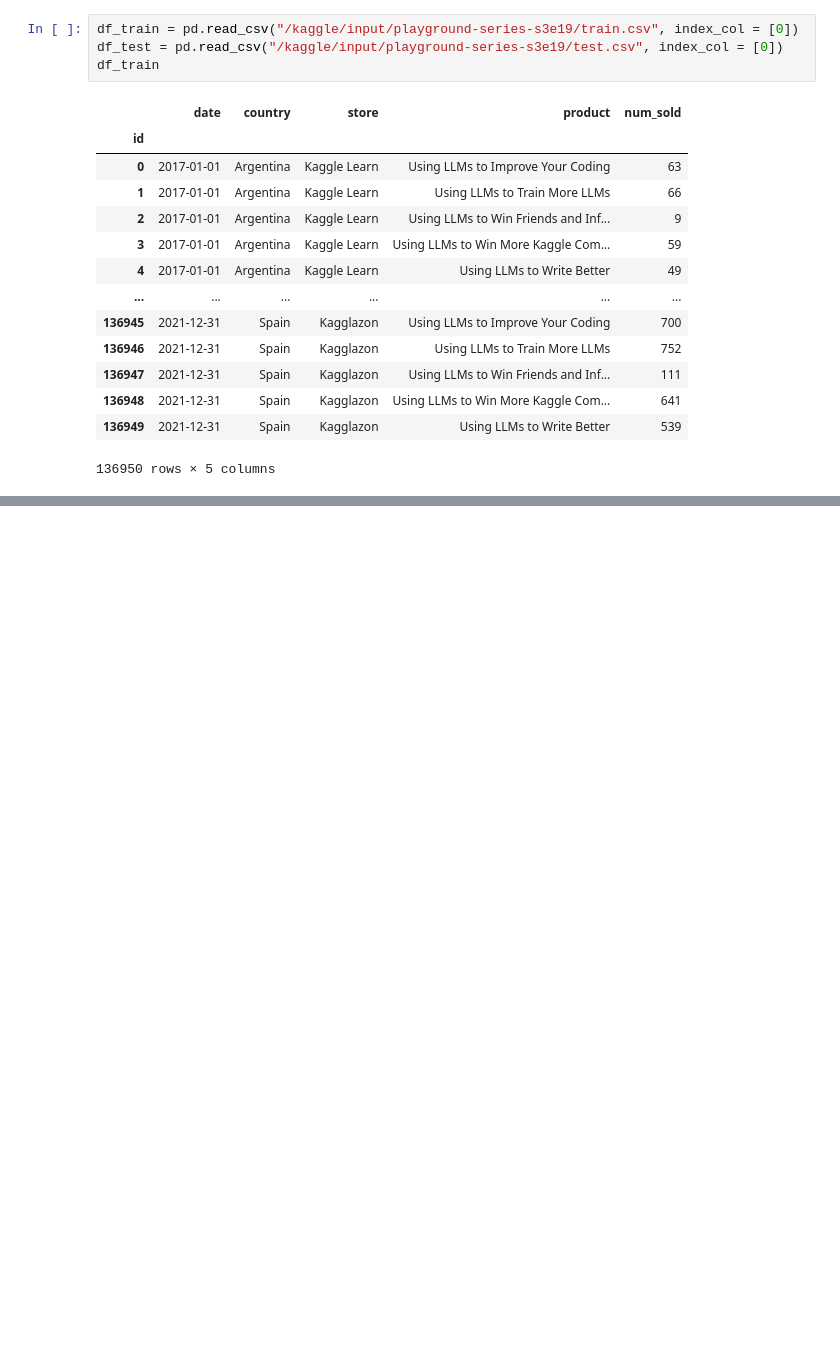
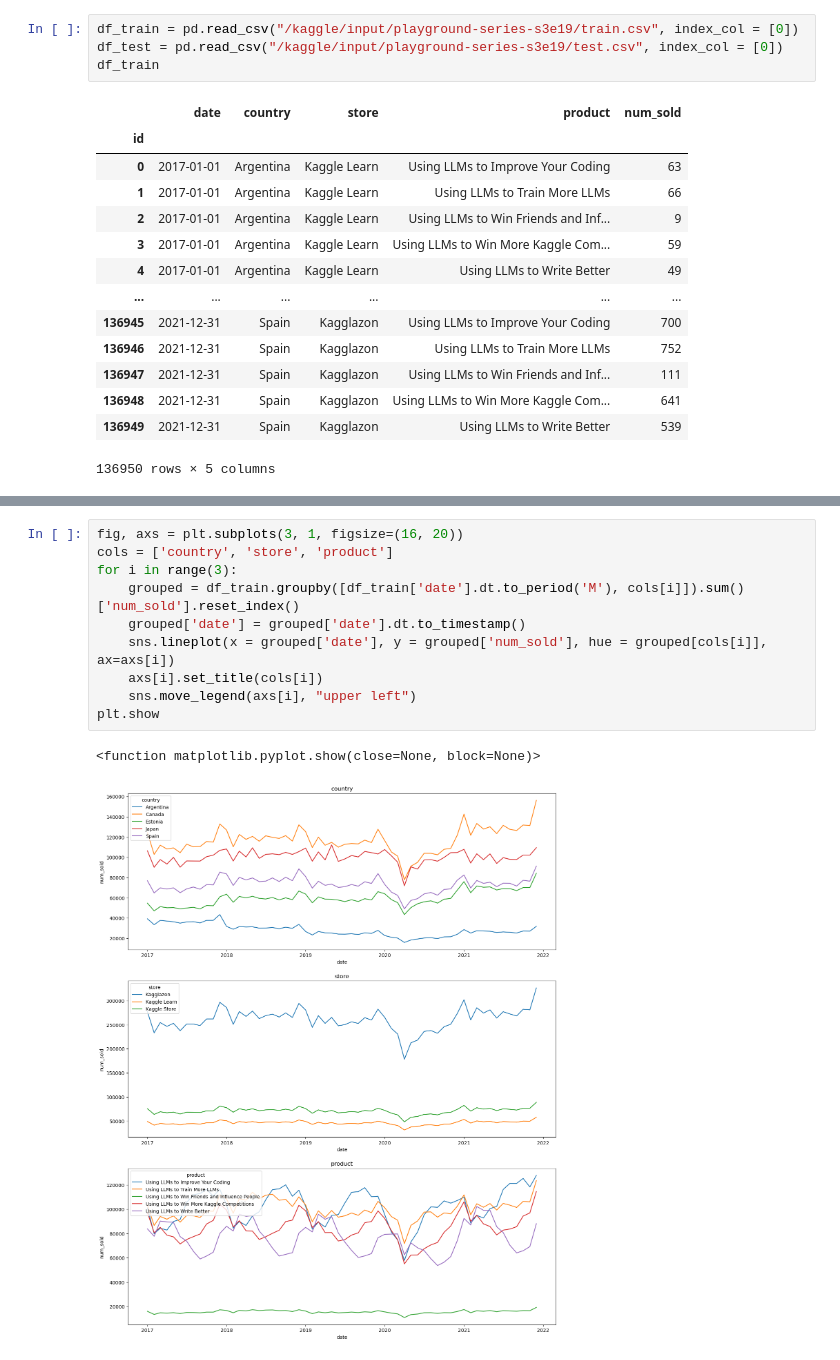
Before and after one commit to dimasthoriq/PS3E19-time-series-with-xgb-lstm, a Jupyter notebook: ps3e19-xgboost-and-nn-for-time-series.ipynb, the cells around one changed output, grey strips where cells are left out. Drawn from its saved outputs; the diff is of its cells as text; blank space fills up the shorter version.

```diff
--- a/ps3e19-xgboost-and-nn-for-time-series.ipynb
+++ b/ps3e19-xgboost-and-nn-for-time-series.ipynb
@@ -63,0 +111,13 @@ memory usage: 1.0+ MB
+# %%
+fig, axs = plt.subplots(3, 1, figsize=(16, 20))
+cols = ['country', 'store', 'product']
+for i in range(3):
+    grouped = df_train.groupby([df_train['date'].dt.to_period('M'), cols[i]]).sum()['num_sold'].reset_index()
+    grouped['date'] = grouped['date'].dt.to_timestamp()
+    sns.lineplot(x = grouped['date'], y = grouped['num_sold'], hue = grouped[cols[i]], ax=axs[i])
+    axs[i].set_title(cols[i])
+    sns.move_legend(axs[i], "upper left")
+plt.show
+# %% [output]
+<function matplotlib.pyplot.show(close=None, block=None)>
+[figure, added]
```
Also changed, not shown: parts of 11 cells of this notebook.
